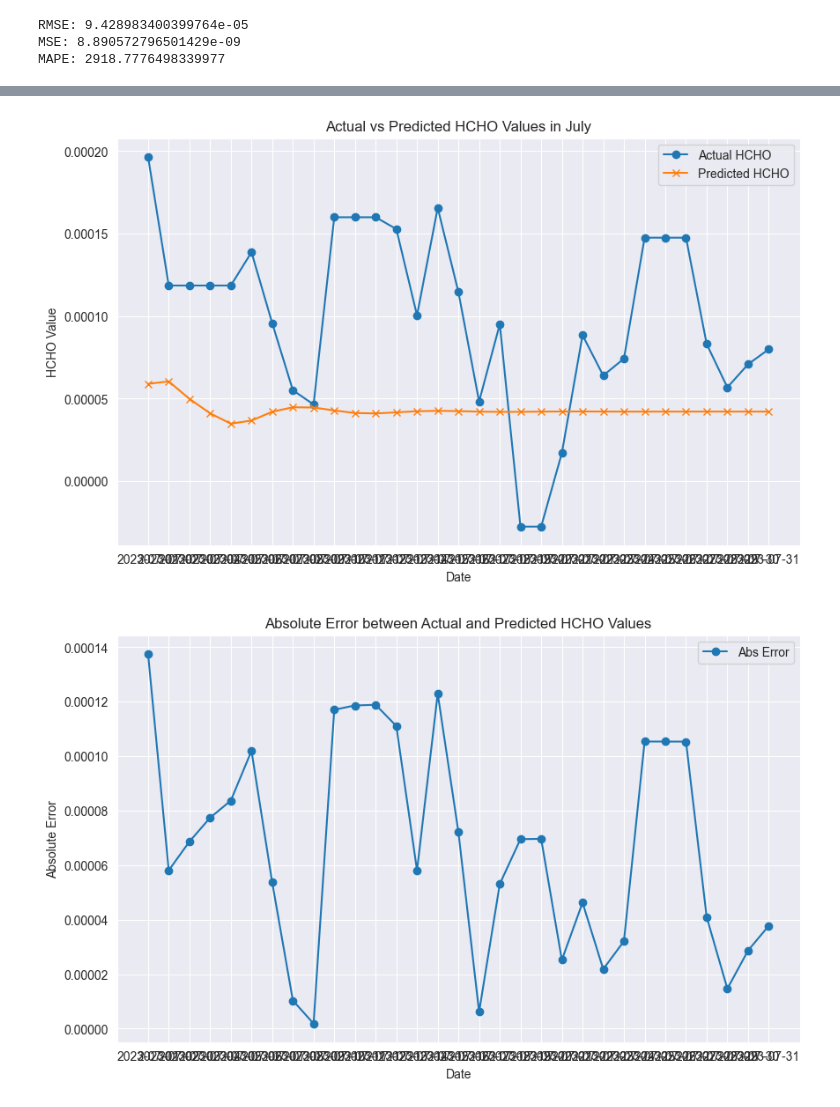
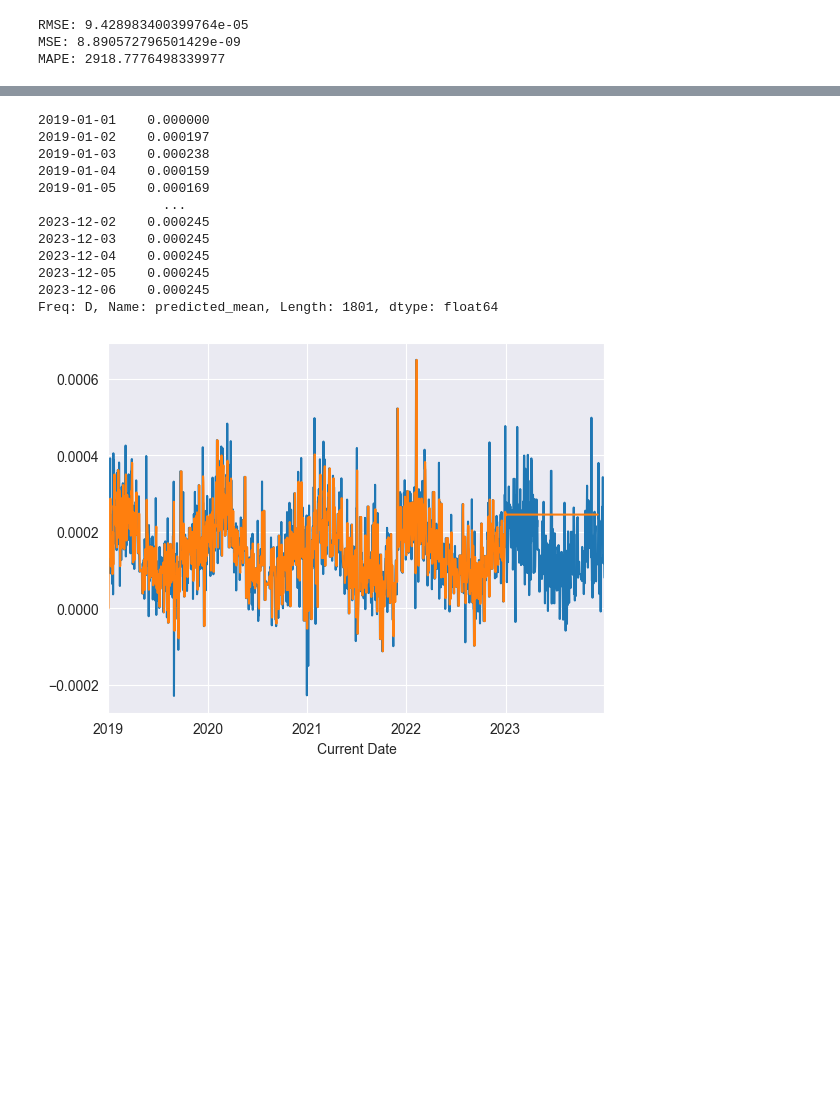
Before and after one commit to VanujaDesilva/Analyzing-HCHO-Gas-Levels-in-Sri-Lanka, a Jupyter notebook: DataPreProcessing.ipynb, the cells around one changed output, grey strips where cells are left out. Saved outputs shown, nothing was run; the diff lists cells and outputs as text; code cells hidden in the pictures; blank space fills up the shorter version.

Commit message:
Train the arima model

```diff
--- a/DataPreProcessing.ipynb
+++ b/DataPreProcessing.ipynb
@@ -76,6 +76,10 @@ colombo_df
 | 1824 | 0.000140 | Colombo Proper | 2023-12-30 | 2023-12-31 |
 | 1825 | 0.000080 | Colombo Proper | 2023-12-31 | 2024-01-01 |
 1826 rows × 4 columns
+# %%
+colombo_df= colombo_df.drop(columns=['Next Date'])
+colombo_df["Current Date"] = pd.to_datetime(colombo_df["Current Date"])
+colombo_df.set_index("Current Date", inplace=True)
 # %%
 jaffna_df
 # %% [output]
@@ -784,48 +711,16 @@ Name: predicted_mean, Length: 1460, dtype: float64
 # %%
-# Assuming your dataframe is named 'colombo_df'
-# Load data up to July 2023
-colombo_df = colombo_df[colombo_df['Current Date'] <= '2023-07-31']
+# Split data into training and testing sets
+train_size = int(len(colombo_df) * 0.8)
+train_data, test_data = colombo_df[0:train_size], colombo_df[train_size:]
 
-# Split data into training and testing sets (July month)
-train_data = colombo_df[colombo_df['Current Date'] < '2023-07-01']
-test_data = colombo_df[colombo_df['Current Date'] >= '2023-07-01']
-
-# Identify the HCHO column
-hcho_column = 'HCHO reading'  # Replace with the actual column name for HCHO values
-
-# Define ARIMA model (replace the order with best fit for your data)
-model = ARIMA(train_data[hcho_column], order=(5, 1, 1))
+# Define ARIMA model
+model = ARIMA(train_data['HCHO reading'], order=(1, 1, 0))
 model_fit = model.fit()
 
-# Predict HCHO values for July month
-predicted_values = model_fit.forecast(steps=len(test_data))
+forecast = model_fit.predict(end = 1800)
+print(model_fit.summary())
 
-# Prepare data for graphs
-actual_values = test_data[hcho_column].tolist()
-dates = test_data['Current Date'].tolist()
-
-# Create the first graph (Actual vs Predicted HCHO values)
-import matplotlib.pyplot as plt
-
-plt.figure(figsize=(10, 6))
-plt.plot(dates, actual_values, marker='o', label='Actual HCHO')
-plt.plot(dates, predicted_values, marker='x', label='Predicted HCHO')
-plt.title('Actual vs Predicted HCHO Values in July')
-plt.xlabel('Date')
-plt.ylabel('HCHO Value')
-plt.legend()
-plt.grid(True)
-plt.show()
-
-# Create the second graph (Error between Actual and Predicted)
-errors = [abs(actual - predicted) for actual, predicted in zip(actual_values, predicted_values)]
-
-plt.figure(figsize=(10, 6))
-plt.plot(dates, errors, marker='o', label='Abs Error')
-plt.title('Absolute Error between Actual and Predicted HCHO Values')
-plt.xlabel('Date')
-plt.ylabel('Absolute Error')
-plt.legend()
-plt.grid(True)
-plt.show()
+colombo_df["HCHO reading"].plot()
+forecast.plot()
+forecast
 # %% [output]
@@ -832,3 +744,14 @@ plt.show()
+2019-01-01    0.000000
+2019-01-02    0.000197
+2019-01-03    0.000238
+2019-01-04    0.000159
+2019-01-05    0.000169
+                ...
+2023-12-02    0.000245
+2023-12-03    0.000245
+2023-12-04    0.000245
+2023-12-05    0.000245
+2023-12-06    0.000245
+Freq: D, Name: predicted_mean, Length: 1801, dtype: float64
-[figure, old version]
+[figure, new version]
-[figure, removed]
 # %%
```
Also changed, not shown: parts of 37 cells of this notebook.
